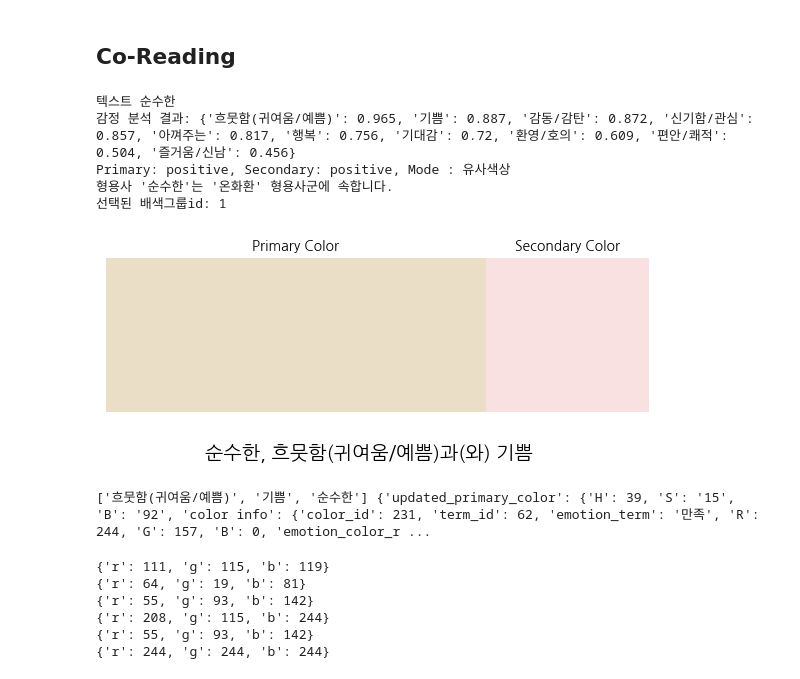
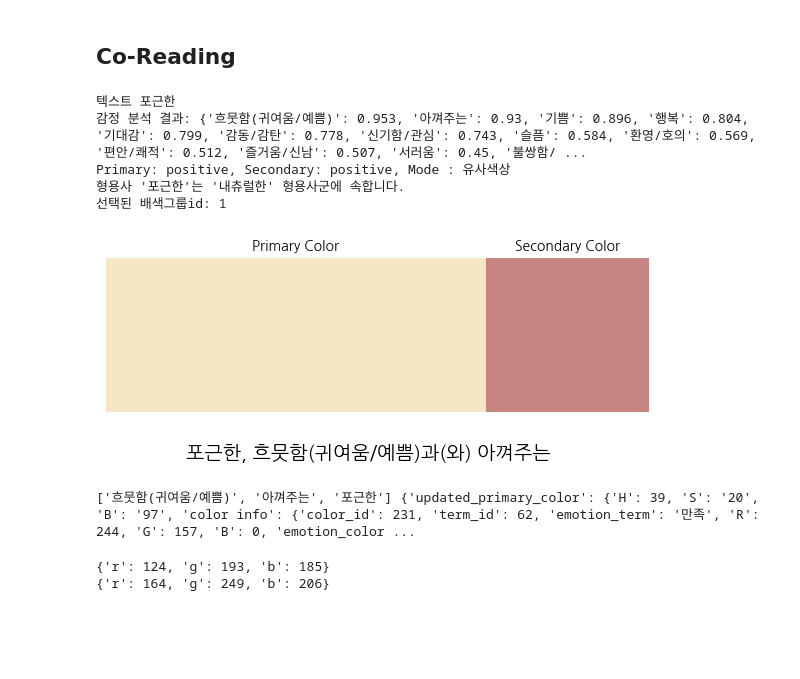
Before and after one commit to poet-developer/Co-Reading, a Jupyter notebook: code/Co-Reading.ipynb, the cells around one changed output. Saved outputs shown, nothing was run; the diff lists cells and outputs as text; code cells hidden in the pictures; blank space fills up the shorter version.

```diff
--- a/code/Co-Reading.ipynb
+++ b/code/Co-Reading.ipynb
@@ -779,56 +779,41 @@ def CoReadingPoem(user_input, adjectives):
     print("감정 분석 결과:", poem_emotions)
     poem_colors = define_colors(poem_emotions, reading, df_paired, df_IRI_colors) # 감정에 따른 색상 정의
     emotion_to_colors([poem_colors['primary_emotion'],poem_colors['secondary_emotion'], reading], poem_colors) # 감정과 색상 매핑
-# %%
-# 미풍이 웃는 아침을 기원하련다
-CoReadingPoem("""네 눈망울에서는
-초록빛 오월
-하이얀 찔레꽃 내음새가 난다.
-
-네 눈망울에는
-초롱초롱한
-별들의 이야기를 머금었다.""", flat_list)
-# %% [output]
-텍스트 순수한
-감정 분석 결과: {'흐뭇함(귀여움/예쁨)': 0.965, '기쁨': 0.887, '감동/감탄': 0.872, '신기함/관심': 0.857, '아껴주는': 0.817, '행복': 0.756, '기대감': 0.72, '환영/호의': 0.609, '편안/쾌적': 0.504, '즐거움/신남': 0.456}
-Primary: positive, Secondary: positive, Mode : 유사색상
-형용사 '순수한'는 '온화환' 형용사군에 속합니다.
-선택된 배색그룹id: 1
-[figure, removed]
-['흐뭇함(귀여움/예쁨)', '기쁨', '순수한'] {'updated_primary_color': {'H': 39, 'S': '15', 'B': '92', 'color info': {'color_id': 231, 'term_id': 62, 'emotion_term': '만족', 'R': 244, 'G': 157, 'B': 0, 'emotion_color_r ...
+# %%
+# 미풍이 웃는 아침을 기원하련다
+CoReadingPoem("""눈은 푹푹 나리고
+아름다운 나타샤는 나를 사랑하고
+어데서 흰 당나귀도 오늘밤이 좋아서 응앙응앙 울을 것이다
+""", flat_list)
+# %% [output]
+텍스트 포근한
+감정 분석 결과: {'흐뭇함(귀여움/예쁨)': 0.953, '아껴주는': 0.93, '기쁨': 0.896, '행복': 0.804, '기대감': 0.799, '감동/감탄': 0.778, '신기함/관심': 0.743, '슬픔': 0.584, '환영/호의': 0.569, '편안/쾌적': 0.512, '즐거움/신남': 0.507, '서러움': 0.45, '불쌍함/ ...
+Primary: positive, Secondary: positive, Mode : 유사색상
+형용사 '포근한'는 '내츄럴한' 형용사군에 속합니다.
+선택된 배색그룹id: 1
+[figure, added]
+['흐뭇함(귀여움/예쁨)', '아껴주는', '포근한'] {'updated_primary_color': {'H': 39, 'S': '20', 'B': '97', 'color info': {'color_id': 231, 'term_id': 62, 'emotion_term': '만족', 'R': 244, 'G': 157, 'B': 0, 'emotion_color ...
 # %%
-# def hsb_to_rgb(hsb):
+import colorsys
 
-#     h = int(hsb['H']) / 360
-#     s = int(hsb['S']) / 100
-#     v = int(hsb['B']) / 100
+def hsb_to_rgb(hsb):
 
-#     r, g, b = colorsys.hsv_to_rgb(h, s, v)
+    h = int(hsb['H']) / 360
+    s = int(hsb['S']) / 100
+    v = int(hsb['B']) / 100
 
-#     return {
-#         "r": int(r * 255),
-#         "g": int(g * 255),
-#         "b": int(b * 255)
-#     }
+    r, g, b = colorsys.hsv_to_rgb(h, s, v)
 
-# primary = hsb_to_rgb ({'H': 214, 'S': 7, 'B': 47})
-# second = hsb_to_rgb ({'H': 283, 'S': 76, 'B': 32})
-# print(primary)
-# print(second)
+    return {
+        "r": int(r * 255),
+        "g": int(g * 255),
+        "b": int(b * 255)
+    }
 
-# primary = hsb_to_rgb ({'H': 214, 'S': 61, 'B': 56})
-# second = hsb_to_rgb ({'H': 283, 'S': 53, 'B': 96})
-# print(primary)
-# print(second)
-
-# primary = hsb_to_rgb ({'H': 214, 'S': 61, 'B': 56})
-# second = hsb_to_rgb ({'H': 283, 'S': 0, 'B': 96})
-# print(primary)
-# print(second)
+primary = hsb_to_rgb ({'H': 173, 'S': 36, 'B': 76})
+second = hsb_to_rgb ({'H': 149, 'S': 34, 'B': 98})
+print(primary)
+print(second)
 # %% [output]
-{'r': 111, 'g': 115, 'b': 119}
-{'r': 64, 'g': 19, 'b': 81}
-{'r': 55, 'g': 93, 'b': 142}
-{'r': 208, 'g': 115, 'b': 244}
-{'r': 55, 'g': 93, 'b': 142}
-{'r': 244, 'g': 244, 'b': 244}
+{'r': 124, 'g': 193, 'b': 185}
+{'r': 164, 'g': 249, 'b': 206}
```
Also changed, not shown: parts of 2 cells of this notebook, 3 other files.
